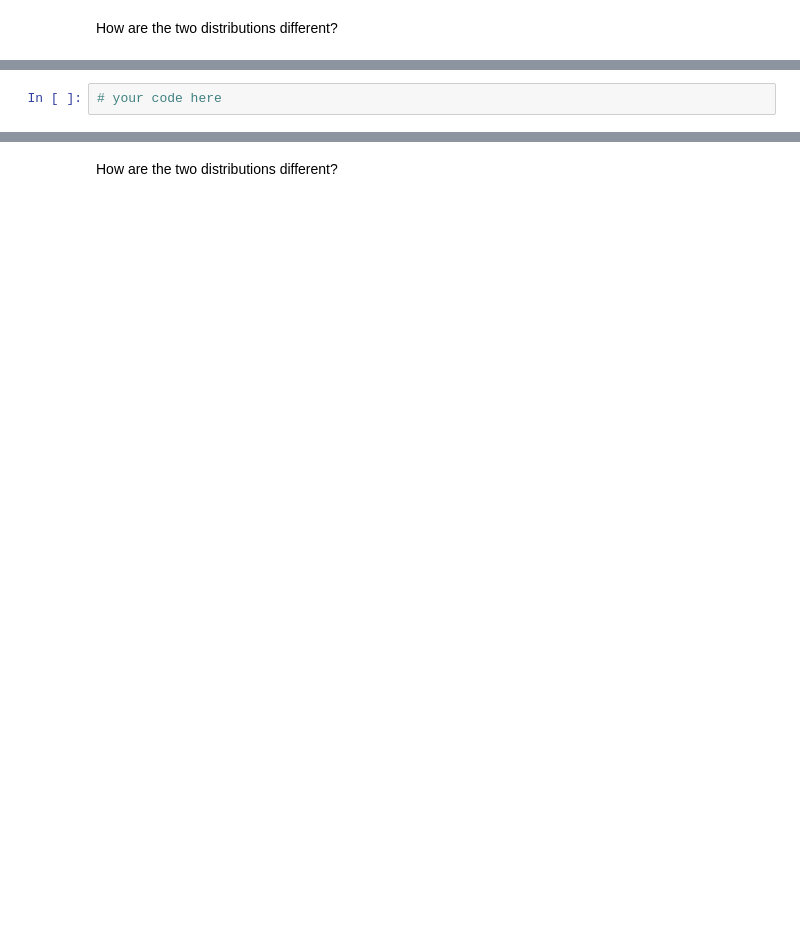
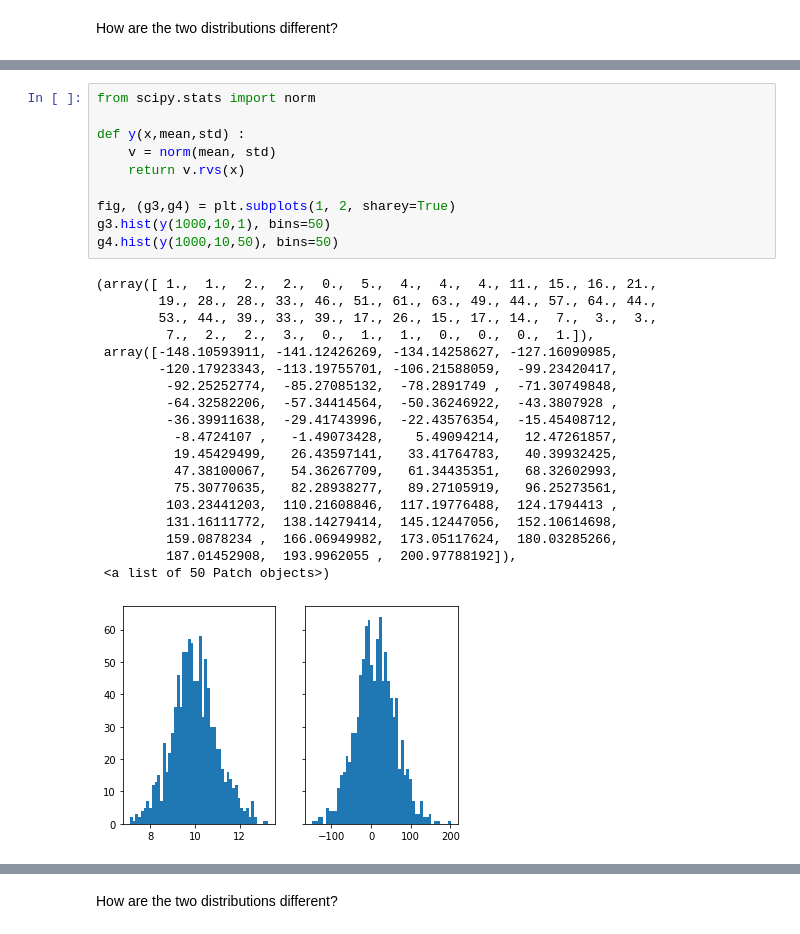
Before and after one commit to ta-data-lis/lab-probability-distributions, a Jupyter notebook: your-code/continuous.ipynb, the cells around one changed output, grey strips where cells are left out. Drawn from its saved outputs; the diff is of its cells as text; blank space fills up the shorter version.

```diff
--- a/your-code/continuous.ipynb
+++ b/your-code/continuous.ipynb
@@ -59,5 +87,33 @@ How are the two distributions different?
 Expected output:
 
 ![normal distribution](nd.png)
-# %%
-# your code here
+# %%
+from scipy.stats import norm
+
+def y(x,mean,std) :
+    v = norm(mean, std)
+    return v.rvs(x)
+
+fig, (g3,g4) = plt.subplots(1, 2, sharey=True)
+g3.hist(y(1000,10,1), bins=50)
+g4.hist(y(1000,10,50), bins=50)
+# %% [output]
+(array([ 1.,  1.,  2.,  2.,  0.,  5.,  4.,  4.,  4., 11., 15., 16., 21.,
+        19., 28., 28., 33., 46., 51., 61., 63., 49., 44., 57., 64., 44.,
+        53., 44., 39., 33., 39., 17., 26., 15., 17., 14.,  7.,  3.,  3.,
+         7.,  2.,  2.,  3.,  0.,  1.,  1.,  0.,  0.,  0.,  1.]),
+ array([-148.10593911, -141.12426269, -134.14258627, -127.16090985,
+        -120.17923343, -113.19755701, -106.21588059,  -99.23420417,
+         -92.25252774,  -85.27085132,  -78.2891749 ,  -71.30749848,
+         -64.32582206,  -57.34414564,  -50.36246922,  -43.3807928 ,
+         -36.39911638,  -29.41743996,  -22.43576354,  -15.45408712,
+          -8.4724107 ,   -1.49073428,    5.49094214,   12.47261857,
+          19.45429499,   26.43597141,   33.41764783,   40.39932425,
+          47.38100067,   54.36267709,   61.34435351,   68.32602993,
+          75.30770635,   82.28938277,   89.27105919,   96.25273561,
+         103.23441203,  110.21608846,  117.19776488,  124.1794413 ,
+         131.16111772,  138.14279414,  145.12447056,  152.10614698,
+         159.0878234 ,  166.06949982,  173.05117624,  180.03285266,
+         187.01452908,  193.9962055 ,  200.97788192]),
+ <a list of 50 Patch objects>)
+[figure, added]
```
Also changed, not shown: parts of 24 cells of this notebook.
